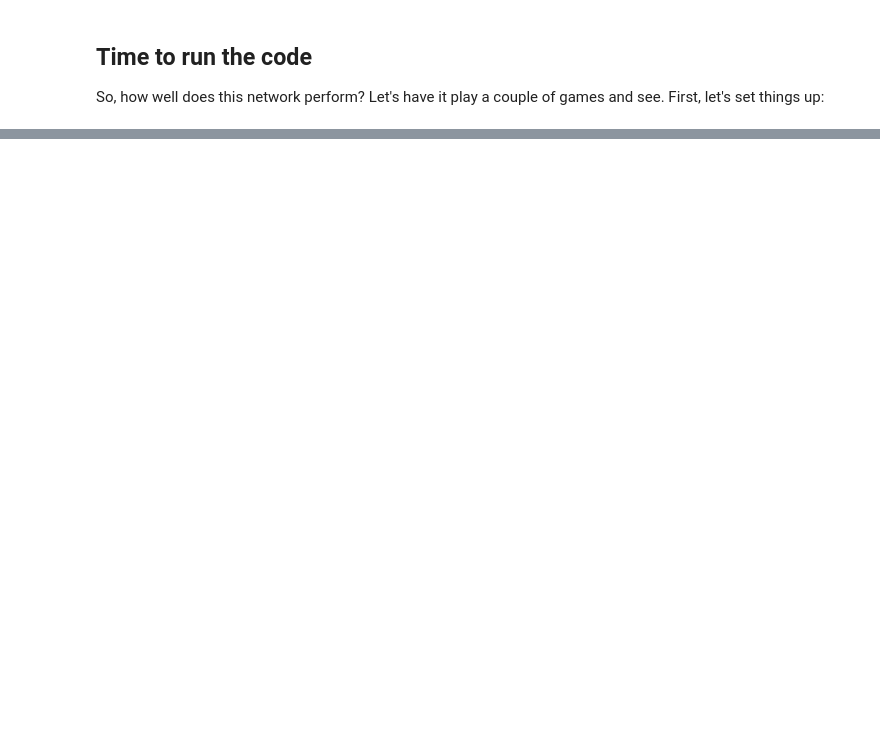
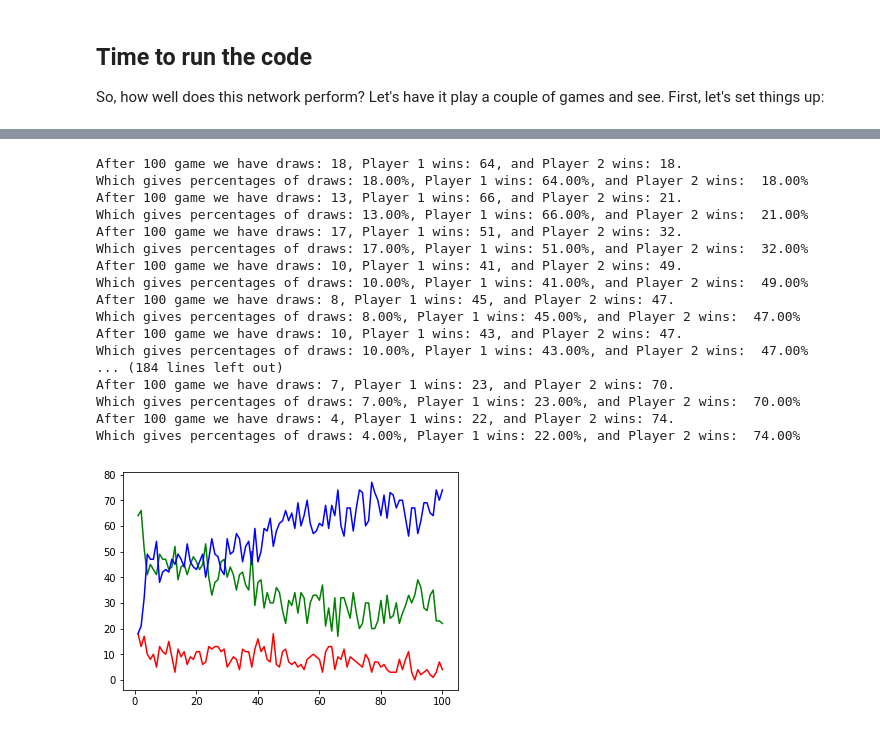
Before and after one commit to fcarsten/tic-tac-toe, a Jupyter notebook: Part4-NeuralNetworkQLearning.ipynb, the cells around one changed output, grey strips where cells are left out. Drawn from its saved outputs; the diff is of its cells as text; code cells hidden in the pictures; blank space fills up the shorter version.

```diff
--- a/Part4-NeuralNetworkQLearning.ipynb
+++ b/Part4-NeuralNetworkQLearning.ipynb
@@ -145,0 +340,28 @@ So, how well does this network perform? Let's have it play a couple of games and
+# %%
+tf.reset_default_graph()
+
+nnplayer = NNQPlayer("QLearner1")
+rndplayer = RandomPlayer()
+
+game_number, p1_wins, p2_wins, draws = evaluate_players(rndplayer, nnplayer)
+
+p = plt.plot(game_number, draws, 'r-', game_number, p1_wins, 'g-', game_number, p2_wins, 'b-')
+# %% [output]
+After 100 game we have draws: 18, Player 1 wins: 64, and Player 2 wins: 18.
+Which gives percentages of draws: 18.00%, Player 1 wins: 64.00%, and Player 2 wins:  18.00%
+After 100 game we have draws: 13, Player 1 wins: 66, and Player 2 wins: 21.
+Which gives percentages of draws: 13.00%, Player 1 wins: 66.00%, and Player 2 wins:  21.00%
+After 100 game we have draws: 17, Player 1 wins: 51, and Player 2 wins: 32.
+Which gives percentages of draws: 17.00%, Player 1 wins: 51.00%, and Player 2 wins:  32.00%
+After 100 game we have draws: 10, Player 1 wins: 41, and Player 2 wins: 49.
+Which gives percentages of draws: 10.00%, Player 1 wins: 41.00%, and Player 2 wins:  49.00%
+After 100 game we have draws: 8, Player 1 wins: 45, and Player 2 wins: 47.
+Which gives percentages of draws: 8.00%, Player 1 wins: 45.00%, and Player 2 wins:  47.00%
+After 100 game we have draws: 10, Player 1 wins: 43, and Player 2 wins: 47.
+Which gives percentages of draws: 10.00%, Player 1 wins: 43.00%, and Player 2 wins:  47.00%
+... (184 lines left out)
+After 100 game we have draws: 7, Player 1 wins: 23, and Player 2 wins: 70.
+Which gives percentages of draws: 7.00%, Player 1 wins: 23.00%, and Player 2 wins:  70.00%
+After 100 game we have draws: 4, Player 1 wins: 22, and Player 2 wins: 74.
+Which gives percentages of draws: 4.00%, Player 1 wins: 22.00%, and Player 2 wins:  74.00%
+[figure, added]
```
Also changed, not shown: parts of 14 cells of this notebook, 1 other file.
